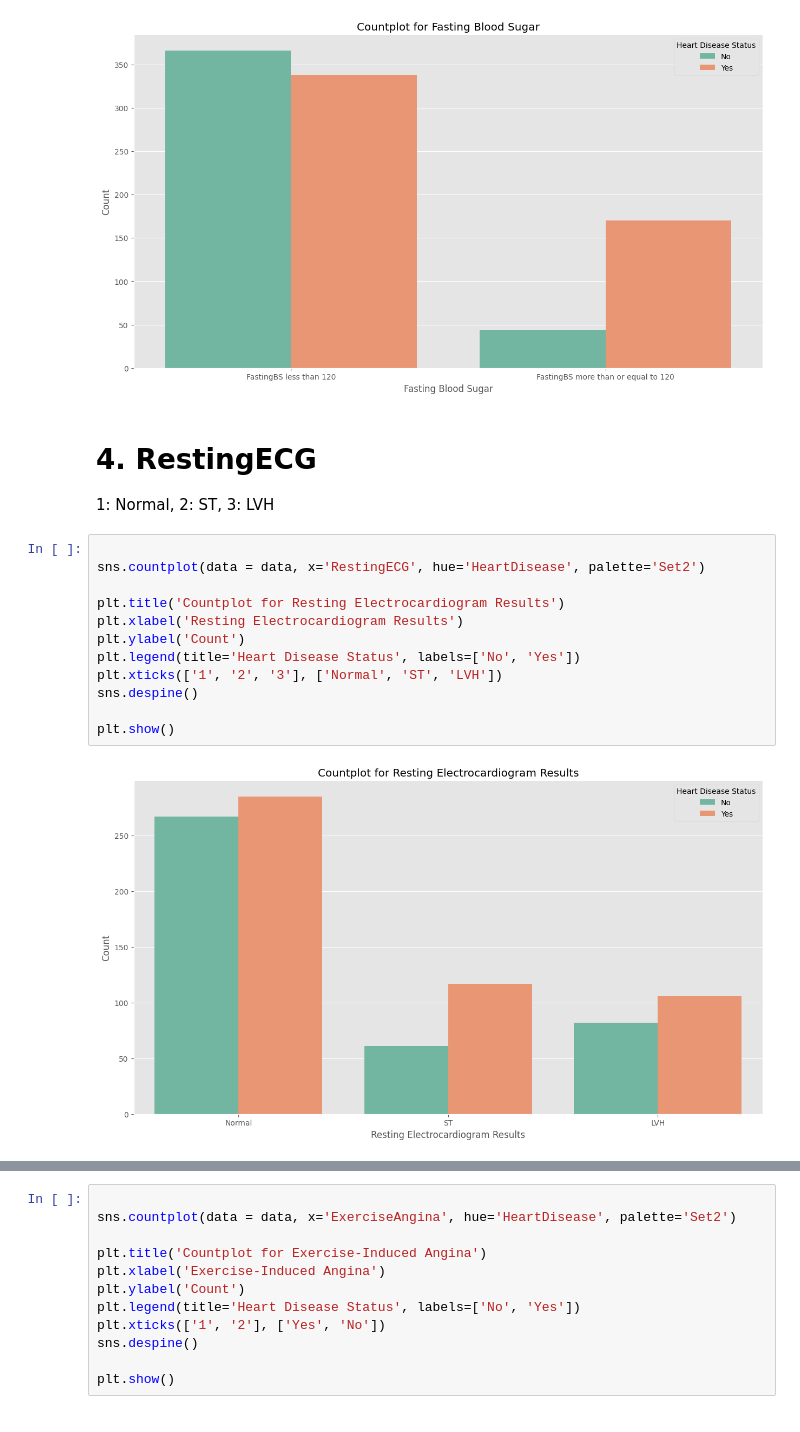
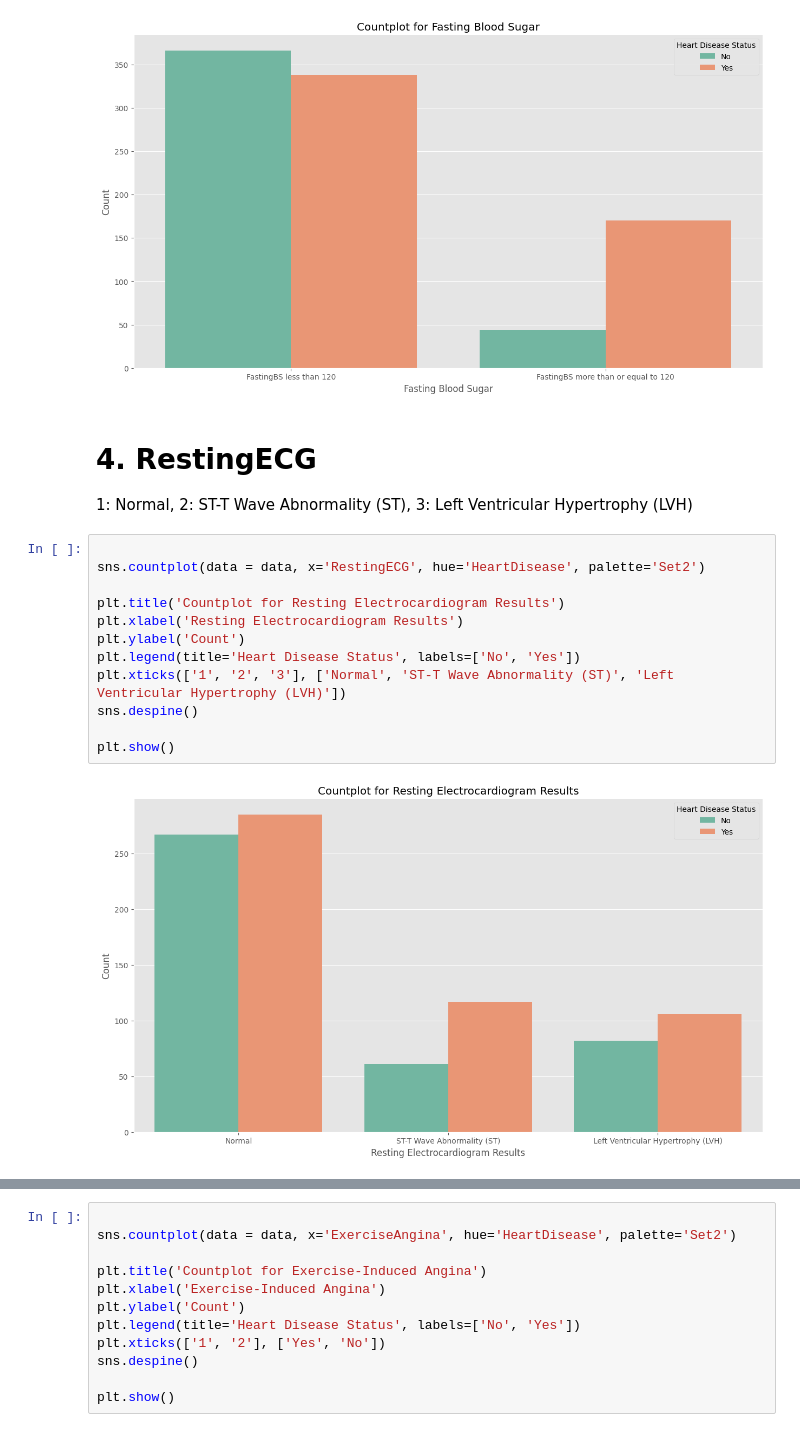
Before and after one commit to HongxuTeoh/AI_Assignment, a Jupyter notebook: wong.ipynb, the cells around one changed output, grey strips where cells are left out. Drawn from its saved outputs; the diff is of its cells as text.

```diff
--- a/wong.ipynb
+++ b/wong.ipynb
@@ -247,19 +247,19 @@ plt.show()
 [figure]
 # %% [markdown]
 # 4. RestingECG
-1: Normal, 2: ST, 3: LVH
+1: Normal, 2: ST-T Wave Abnormality (ST), 3: Left Ventricular Hypertrophy (LVH)
 # %%
 
 sns.countplot(data = data, x='RestingECG', hue='HeartDisease', palette='Set2')
 
 plt.title('Countplot for Resting Electrocardiogram Results')
 plt.xlabel('Resting Electrocardiogram Results')
 plt.ylabel('Count')
 plt.legend(title='Heart Disease Status', labels=['No', 'Yes'])
-plt.xticks(['1', '2', '3'], ['Normal', 'ST', 'LVH'])
+plt.xticks(['1', '2', '3'], ['Normal', 'ST-T Wave Abnormality (ST)', 'Left Ventricular Hypertrophy (LVH)'])
 sns.despine()
 
 plt.show()
 # %% [output]
-[figure, old version]
+[figure, new version]
 # %% [markdown]
```
Also changed, not shown: parts of 5 cells of this notebook.
